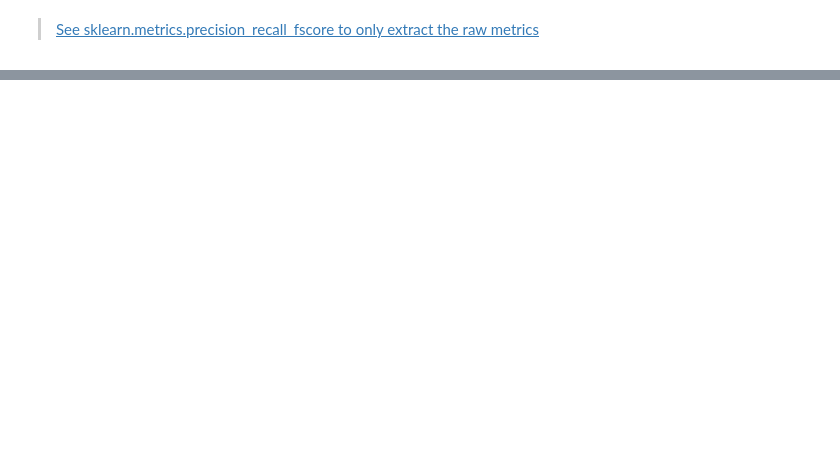
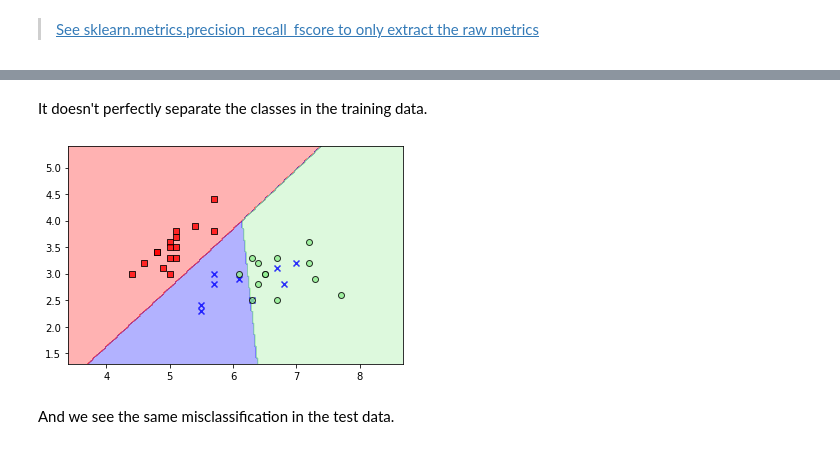
Before and after one commit to appliedecon/data602-lectures, a Jupyter notebook: week06/logistic-regression.ipynb, the cells around one changed output, grey strips where cells are left out. Cells and saved outputs as stored; diff of their text form; code cells hidden in the pictures; blank space fills up the shorter version.

```diff
--- a/week06/logistic-regression.ipynb
+++ b/week06/logistic-regression.ipynb
@@ -675,0 +846,8 @@ For more information, see [Raschka's explaination in the mlxtend library.](http:
+# %% [markdown]
+It doesn't perfectly separate the classes in the training data.
+# %%
+plot_decision_regions(iX_test, iy_test, irisModel)
+# %% [output]
+[figure, added]
+# %% [markdown]
+And we see the same misclassification in the test data.
```
Also changed, not shown: parts of 27 cells of this notebook.
